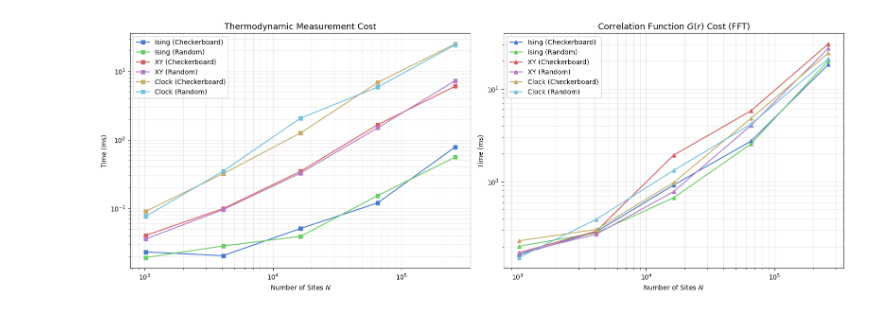
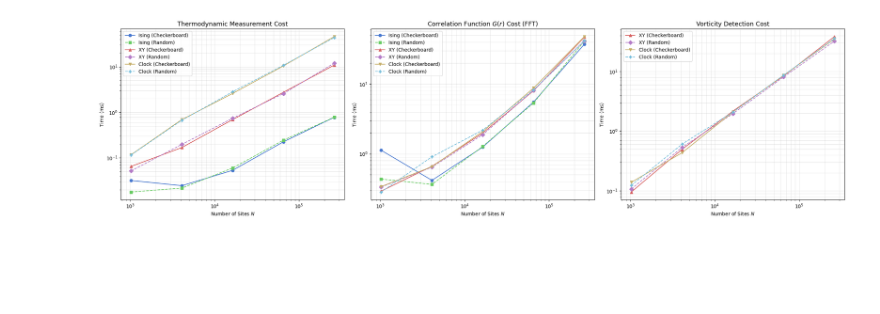
Before and after one commit to manganite/VibeSpin, a Jupyter notebook: Performance_Benchmarks.ipynb, the cells around one changed output. Saved outputs shown, nothing was run; the diff lists cells and outputs as text; code cells hidden in the pictures; blank space fills up the shorter version.

```diff
--- a/Performance_Benchmarks.ipynb
+++ b/Performance_Benchmarks.ipynb
@@ -27,12 +67,13 @@ We define a helper function to measure throughput and analysis times. Note that
 # %%
-def measure_performance(sim, sweeps=100, analysis_iters=20):
+def measure_performance(sim, sweeps=100, analysis_iters=50):
     """Measure sweeps/sec and analysis times for a simulation instance."""
-    # Warm-up (triggers Numba JIT compilation)
-    sim.step()
-    sim._get_energy()
-    sim._calculate_correlation_function()
-    if hasattr(sim, '_calculate_vorticity'):
-        sim._calculate_vorticity()
+    # Warm-up (triggers Numba JIT compilation; 3 iterations stabilise the instruction cache)
+    for _ in range(3):
+        sim.step()
+        sim._get_energy()
+        sim._calculate_correlation_function()
+        if hasattr(sim, '_calculate_vorticity'):
+            sim._calculate_vorticity()
 
     # 1. Sweep speed (Throughput)
     start = time.perf_counter()
@@ -101,7 +162,11 @@ for name in results:
     L_vals = sorted(results[name].keys())
     N_vals = [L*L for L in L_vals]
     sps_vals = [results[name][L]['sps'] for L in L_vals]
-    plt.loglog(N_vals, sps_vals, 'o-', label=name, markersize=8)
+    plt.loglog(
+        N_vals, sps_vals,
+        marker=MODEL_MARKERS[name], linestyle=MODEL_LS[name], color=MODEL_COLORS[name],
+        label=name, markersize=8,
+    )
 
 plt.title('Simulation Throughput vs System Size', fontsize=14)
 plt.xlabel('Number of Sites $N = L^2$', fontsize=12)
@@ -117,31 +190,48 @@ Lower is better. We compare the cost of standard thermodynamic measurements vs.
 # %%
-fig, (ax1, ax2) = plt.subplots(1, 2, figsize=(16, 6))
+fig, (ax1, ax2, ax3) = plt.subplots(1, 3, figsize=(22, 6))
 
 for name in results:
     L_vals = sorted(results[name].keys())
     N_vals = [L*L for L in L_vals]
+    mkw = dict(
+        marker=MODEL_MARKERS[name],
+        linestyle=MODEL_LS[name],
+        color=MODEL_COLORS[name],
+        label=name,
+    )
 
     # Thermo Cost
     thermo_vals = [results[name][L]['thermo_ms'] for L in L_vals]
-    ax1.loglog(N_vals, thermo_vals, 's-', label=name)
+    ax1.loglog(N_vals, thermo_vals, **mkw)
 
     # Correlation Cost
     corr_vals = [results[name][L]['corr_ms'] for L in L_vals]
-    ax2.loglog(N_vals, corr_vals, '^-', label=name)
+    ax2.loglog(N_vals, corr_vals, **mkw)
+
+    # Vorticity Cost (XY and Clock only)
+    vort_vals = [results[name][L]['vort_ms'] for L in L_vals]
+    if any(v > 0 for v in vort_vals):
+        ax3.loglog(N_vals, vort_vals, **mkw)
 
 ax1.set_title('Thermodynamic Measurement Cost', fontsize=13)
 ax1.set_xlabel('Number of Sites $N$')
 ax1.set_ylabel('Time (ms)')
 ax1.grid(True, which="both", alpha=0.3)
 ax1.legend()
 
 ax2.set_title('Correlation Function $G(r)$ Cost (FFT)', fontsize=13)
 ax2.set_xlabel('Number of Sites $N$')
 ax2.set_ylabel('Time (ms)')
 ax2.grid(True, which="both", alpha=0.3)
 ax2.legend()
 
+ax3.set_title('Vorticity Detection Cost', fontsize=13)
+ax3.set_xlabel('Number of Sites $N$')
+ax3.set_ylabel('Time (ms)')
+ax3.grid(True, which="both", alpha=0.3)
+ax3.legend()
+
 plt.tight_layout()
 plt.show()
 # %% [output]
-[figure, old version]
+[figure, new version]
```
Also changed, not shown: parts of 25 cells of this notebook, 1 other file.
